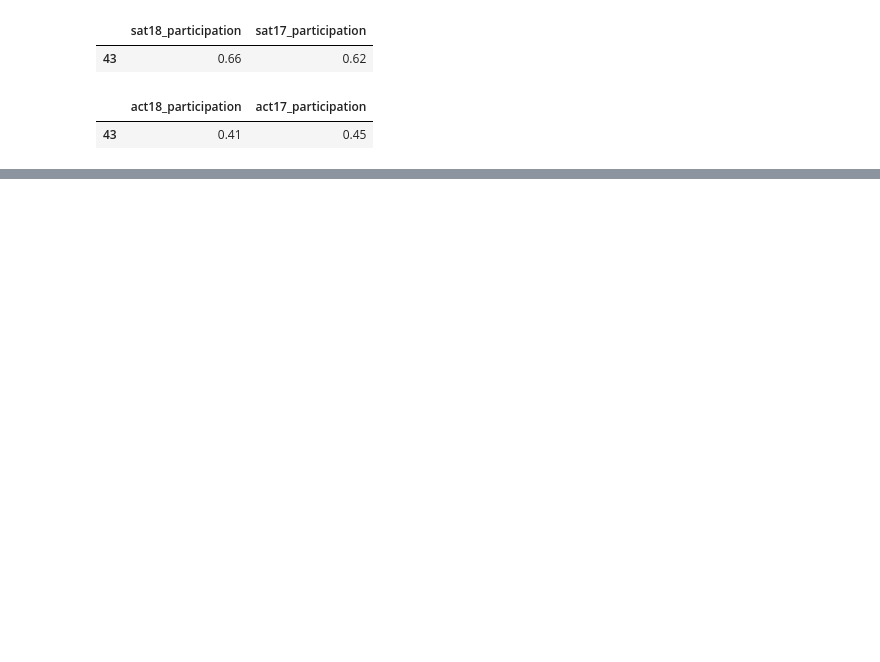
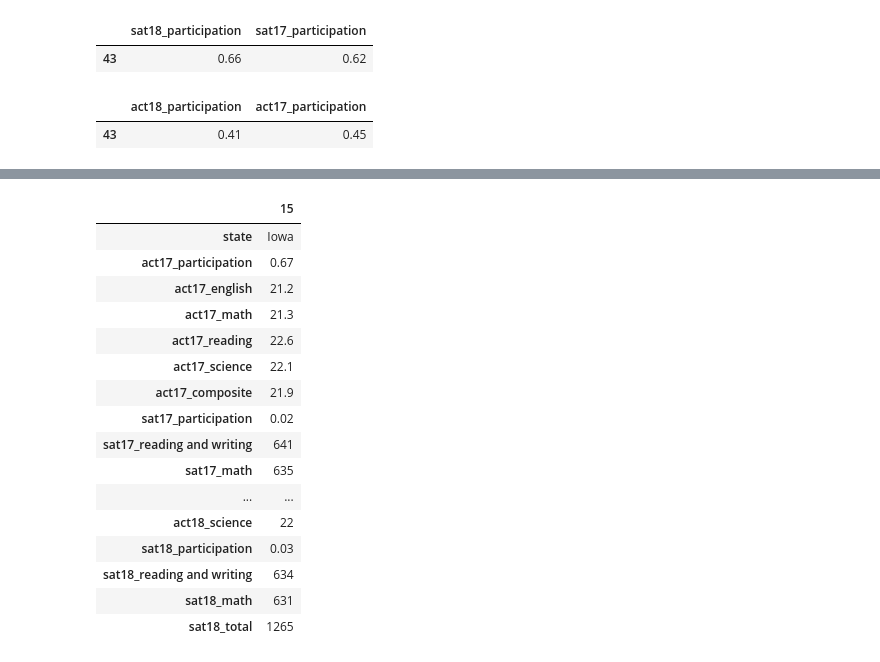
Before and after one commit to PeggyMan/DSI_projects, a Jupyter notebook: Project_1/code/starter-code_updated-Copy1.ipynb, the cells around one changed output, grey strips where cells are left out. Cells and saved outputs as stored; diff of their text form; code cells hidden in the pictures; blank space fills up the shorter version.

```diff
--- a/Project_1/code/starter-code_updated-Copy1.ipynb
+++ b/Project_1/code/starter-code_updated-Copy1.ipynb
@@ -1877,2 +1893,20 @@ final.loc[final['state']=='Texas',['act18_composite','act17_composite']]
 # %%
-final.loc[final['state']=='Florida',:].T
+final.loc[final['state']=='Iowa',:].T
+# %% [output]
+|  | 15 |
+| state | Iowa |
+| act17_participation | 0.67 |
+| act17_english | 21.2 |
+| act17_math | 21.3 |
+| act17_reading | 22.6 |
+| act17_science | 22.1 |
+| act17_composite | 21.9 |
+| sat17_participation | 0.02 |
+| sat17_reading and writing | 641 |
+| sat17_math | 635 |
+| ... | ... |
+| act18_science | 22 |
+| sat18_participation | 0.03 |
+| sat18_reading and writing | 634 |
+| sat18_math | 631 |
+| sat18_total | 1265 |
```
Also changed, not shown: parts of 8 cells of this notebook, 1 other file.
